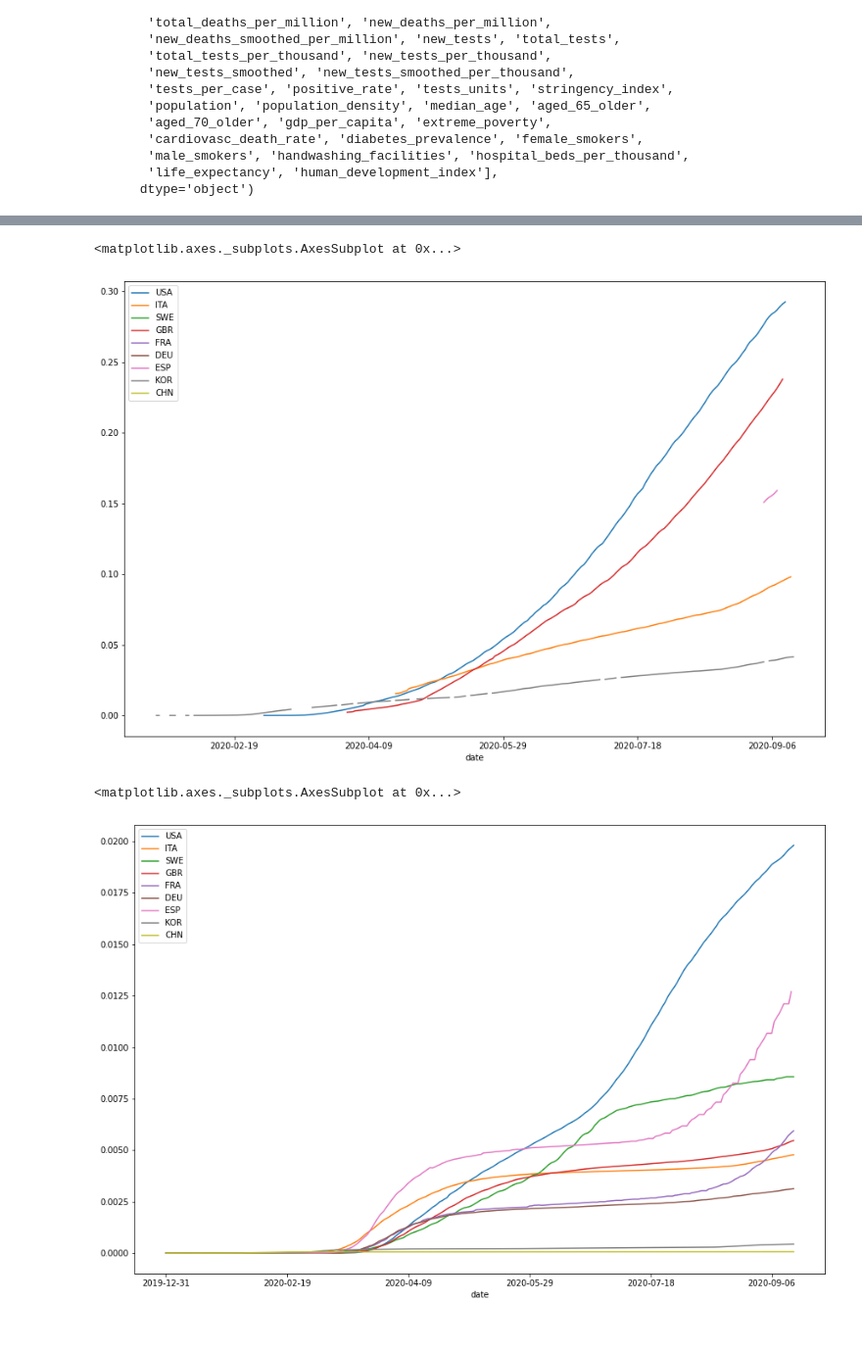
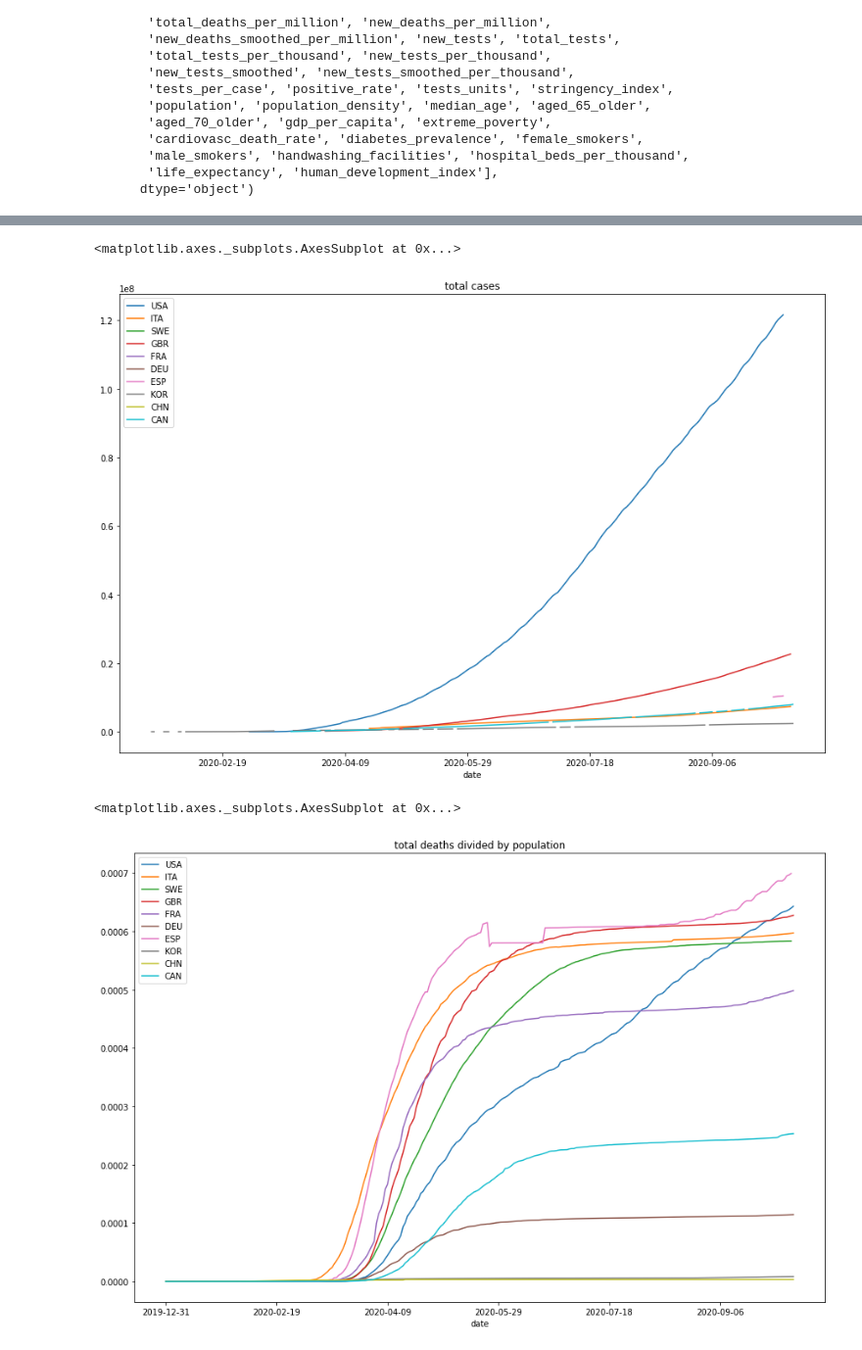
Before and after one commit to Joshwani/covid-19, a Jupyter notebook: owid.ipynb, the cells around one changed output, grey strips where cells are left out. Shown: that part at 98% size. Saved outputs shown, nothing was run; the diff lists cells and outputs as text; code cells hidden in the pictures.

Commit message:
update plots

```diff
--- a/owid.ipynb
+++ b/owid.ipynb
@@ -22,7 +22,7 @@ Index(['iso_code', 'continent', 'location', 'date', 'total_cases', 'new_cases',
       dtype='object')
 # %%
 # filter data by iso_code so we can compare them
-iso_codes = ['USA', 'ITA', 'SWE', 'GBR', 'FRA', 'DEU', 'ESP', 'KOR', 'CHN']
+iso_codes = ['USA', 'ITA', 'SWE', 'GBR', 'FRA', 'DEU', 'ESP', 'KOR', 'CHN', 'CAN']
 # %%
 plot_df = pd.DataFrame()
 
@@ -46,31 +80,31 @@ plot_df = pd.DataFrame()
 for country in iso_codes:
     filtered_data = data[(data.iso_code == country)]
     filtered_data = filtered_data.set_index('date')
-    filtered_data[country] = filtered_data['total_tests']/filtered_data['population']
+    filtered_data[country] = filtered_data['total_tests']
     filtered_data = filtered_data[[country]]
     if len(plot_df) == 0:
         plot_df = filtered_data
     else:
         plot_df = pd.concat([plot_df, filtered_data], axis=1)
 
-plot_df.plot(figsize=(15,10))
+plot_df.plot(figsize=(15,10), title='total cases')
 # %% [output]
 <matplotlib.axes._subplots.AxesSubplot at 0x...>
-[figure, old version]
+[figure, new version]
 # %%
 plot_df = pd.DataFrame()
 
 for country in iso_codes:
     filtered_data = data[(data.iso_code == country)]
     filtered_data = filtered_data.set_index('date')
-    filtered_data[country] = filtered_data['total_cases']/filtered_data['population']
+    filtered_data[country] = filtered_data['total_deaths']/filtered_data['population']
     filtered_data = filtered_data[[country]]
     if len(plot_df) == 0:
         plot_df = filtered_data
     else:
         plot_df = pd.concat([plot_df, filtered_data], axis=1)
 
-plot_df.plot(figsize=(15,10))
+plot_df.plot(figsize=(15,10), title='total deaths divided by population')
 # %% [output]
 <matplotlib.axes._subplots.AxesSubplot at 0x...>
-[figure, old version]
+[figure, new version]
```
Also changed, not shown: parts of 9 cells of this notebook.
